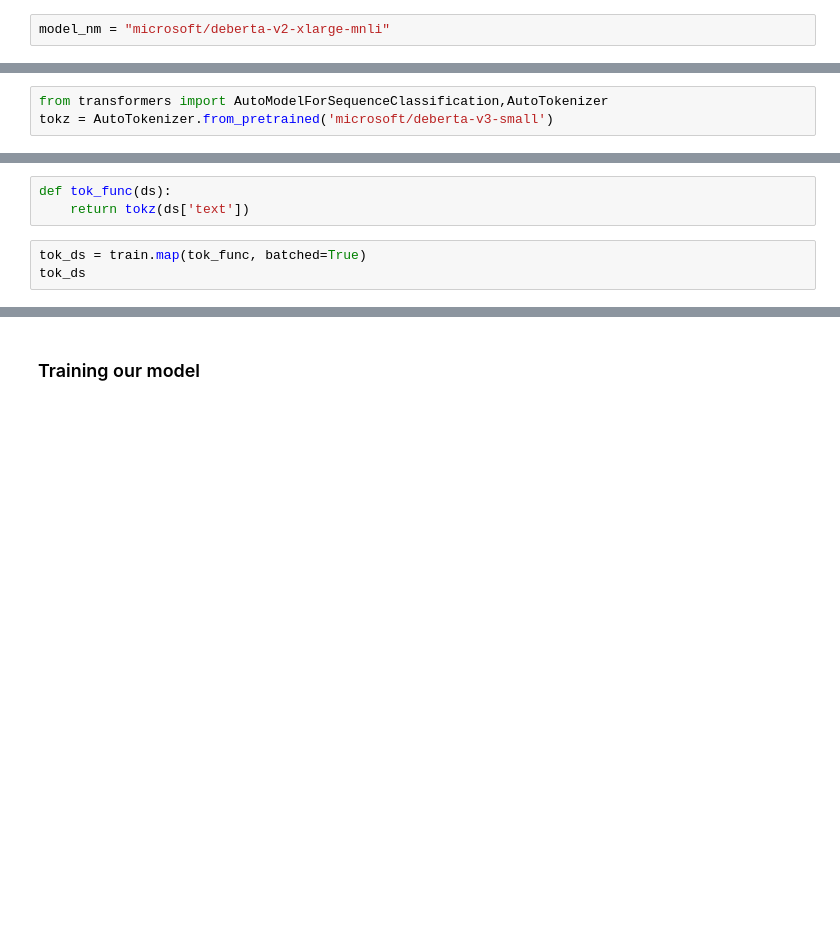
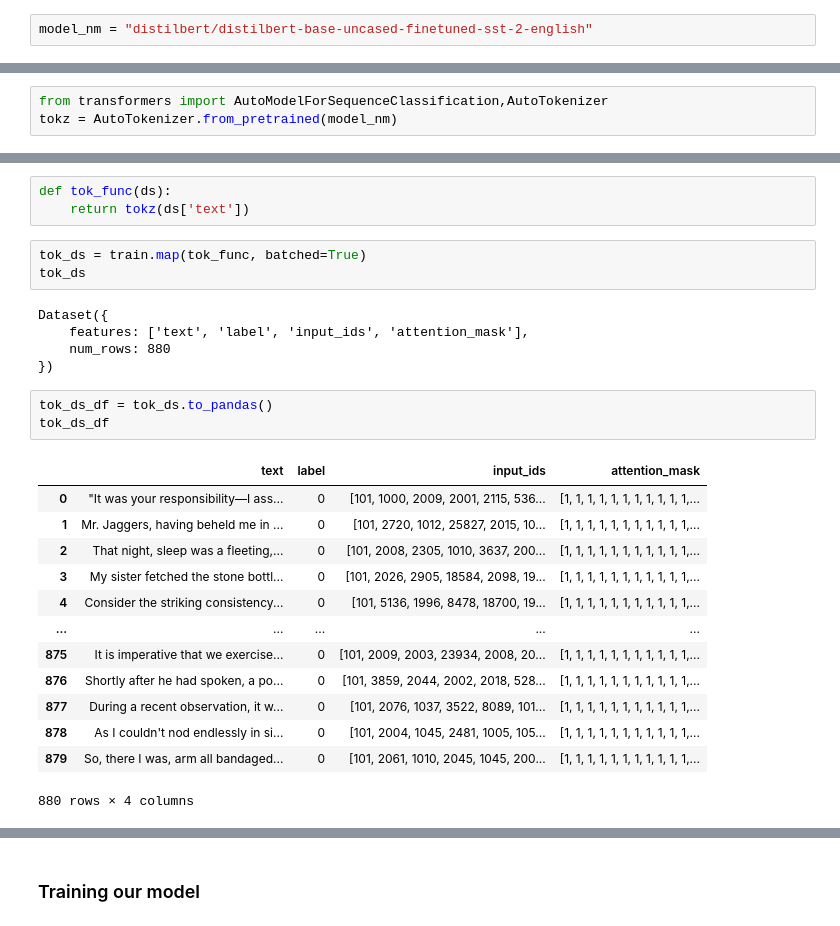
Before and after one commit to samikh-git/deep_learning, a Jupyter notebook: NLP/nlp-transformers.ipynb, the cells around one changed output, grey strips where cells are left out. Drawn from its saved outputs; the diff is of its cells as text; blank space fills up the shorter version.

````diff
--- a/NLP/nlp-transformers.ipynb
+++ b/NLP/nlp-transformers.ipynb
@@ -50,11 +74,11 @@ Our neural networks need to take in numbers as their inputs. We need to convert
 
 This process is model dependent. Each model will have a tokenizer associated with it. We'll see when developing our Dickens classifier. We'll use the "Deberta v3-small" model developed by Microsoft.
 # %%
-model_nm = "microsoft/deberta-v2-xlarge-mnli"
+model_nm = "distilbert/distilbert-base-uncased-finetuned-sst-2-english"
 # %% [markdown]
 ```AutoTokenizer``` is a HuggingFace Transformers class that allows us to get our tokenizer function.
 # %%
 from transformers import AutoModelForSequenceClassification,AutoTokenizer
-tokz = AutoTokenizer.from_pretrained('microsoft/deberta-v3-small')
+tokz = AutoTokenizer.from_pretrained(model_nm)
 # %%
 tokz.tokenize("Hi! I am Sami")
@@ -76,6 +131,28 @@ def tok_func(ds):
 # %%
 tok_ds = train.map(tok_func, batched=True)
 tok_ds
+# %% [output]
+Dataset({
+    features: ['text', 'label', 'input_ids', 'attention_mask'],
+    num_rows: 880
+})
+# %%
+tok_ds_df = tok_ds.to_pandas()
+tok_ds_df
+# %% [output]
+|  | text | label | input_ids | attention_mask |
+| 0 | "It was your responsibility—I ass... | 0 | [101, 1000, 2009, 2001, 2115, 536... | [1, 1, 1, 1, 1, 1, 1, 1, 1, 1, 1,... |
+| 1 | Mr. Jaggers, having beheld me in ... | 0 | [101, 2720, 1012, 25827, 2015, 10... | [1, 1, 1, 1, 1, 1, 1, 1, 1, 1, 1,... |
+| 2 | That night, sleep was a fleeting,... | 0 | [101, 2008, 2305, 1010, 3637, 200... | [1, 1, 1, 1, 1, 1, 1, 1, 1, 1, 1,... |
+| 3 | My sister fetched the stone bottl... | 0 | [101, 2026, 2905, 18584, 2098, 19... | [1, 1, 1, 1, 1, 1, 1, 1, 1, 1, 1,... |
+| 4 | Consider the striking consistency... | 0 | [101, 5136, 1996, 8478, 18700, 19... | [1, 1, 1, 1, 1, 1, 1, 1, 1, 1, 1,... |
+| ... | ... | ... | ... | ... |
+| 875 | It is imperative that we exercise... | 0 | [101, 2009, 2003, 23934, 2008, 20... | [1, 1, 1, 1, 1, 1, 1, 1, 1, 1, 1,... |
+| 876 | Shortly after he had spoken, a po... | 0 | [101, 3859, 2044, 2002, 2018, 528... | [1, 1, 1, 1, 1, 1, 1, 1, 1, 1, 1,... |
+| 877 | During a recent observation, it w... | 0 | [101, 2076, 1037, 3522, 8089, 101... | [1, 1, 1, 1, 1, 1, 1, 1, 1, 1, 1,... |
+| 878 | As I couldn't nod endlessly in si... | 0 | [101, 2004, 1045, 2481, 1005, 105... | [1, 1, 1, 1, 1, 1, 1, 1, 1, 1, 1,... |
+| 879 | So, there I was, arm all bandaged... | 0 | [101, 2061, 1010, 2045, 1045, 200... | [1, 1, 1, 1, 1, 1, 1, 1, 1, 1, 1,... |
+880 rows × 4 columns
 # %%
 import numpy as np
 from numpy.random import normal, seed, uniform
````
Also changed, not shown: parts of 10 cells of this notebook.
